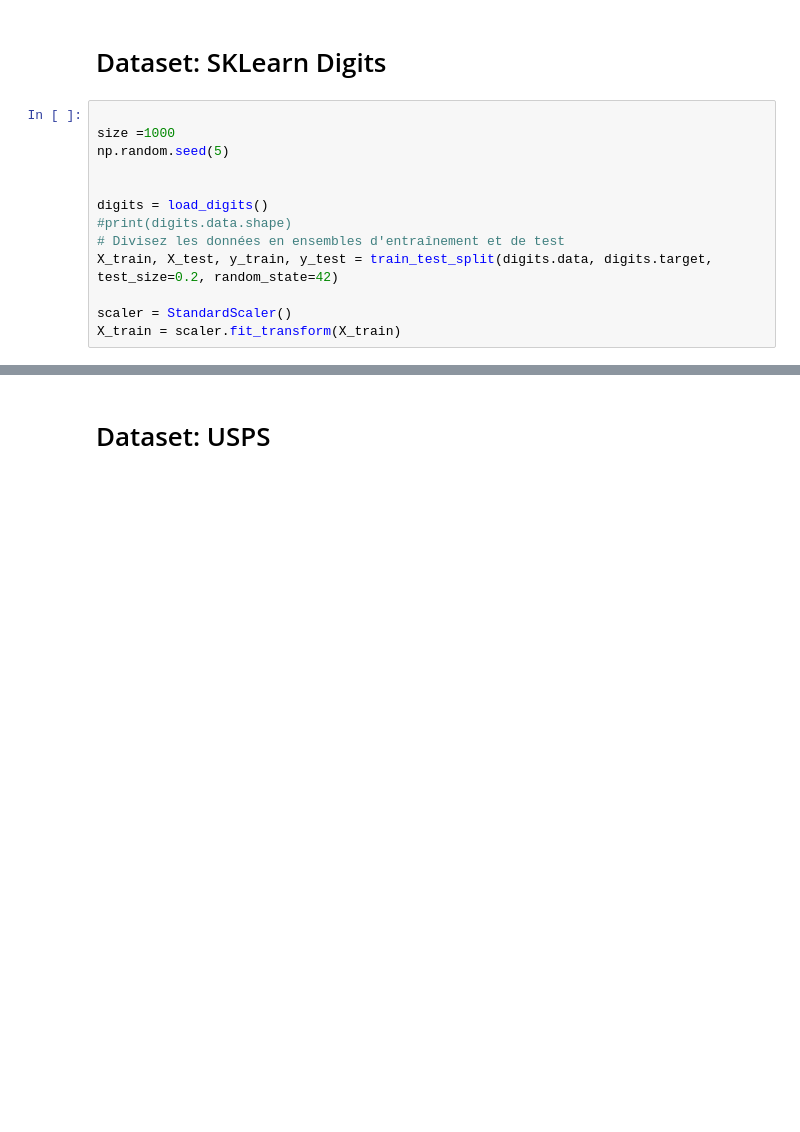
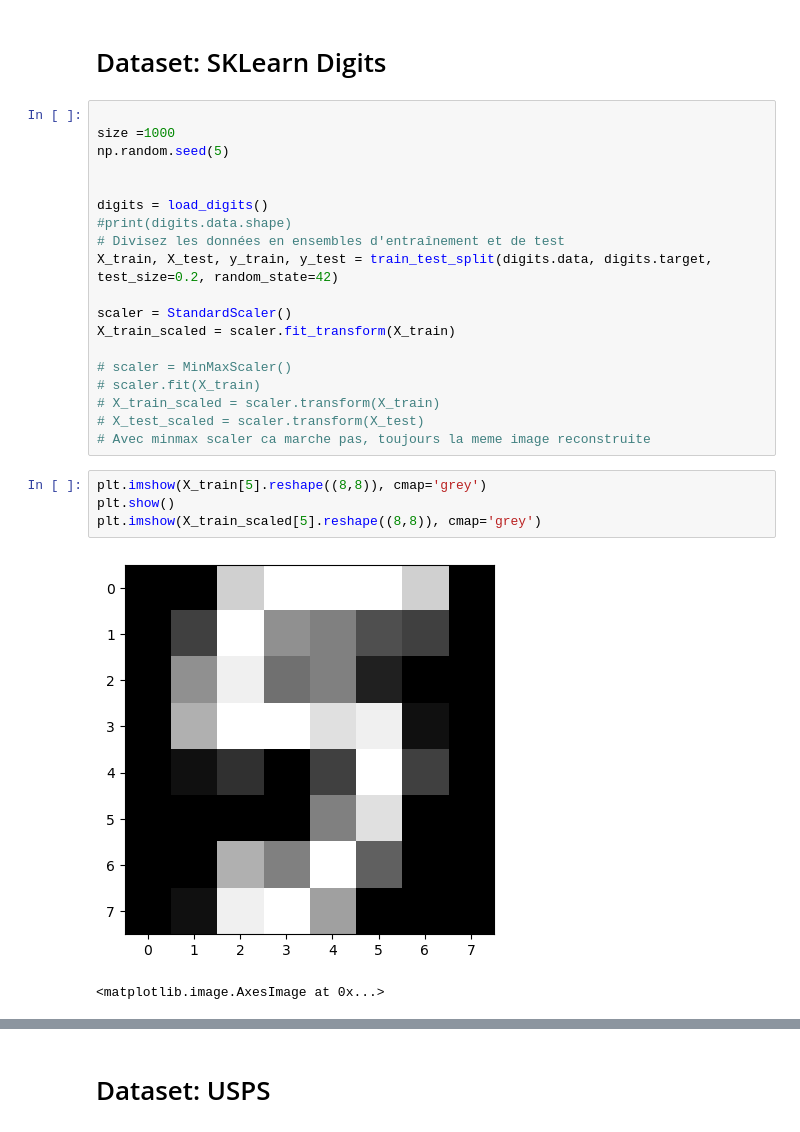
Before and after one commit to MaoucheMounir/Projet-ML-Neural_Network_from_scratch, a Jupyter notebook: tests_autoencodeur.ipynb, the cells around one changed output, grey strips where cells are left out. Saved outputs shown, nothing was run; the diff lists cells and outputs as text; blank space fills up the shorter version.

Commit message:
tests AE

```diff
--- a/tests_autoencodeur.ipynb
+++ b/tests_autoencodeur.ipynb
@@ -31,4 +30,17 @@ digits = load_digits()
 X_train, X_test, y_train, y_test = train_test_split(digits.data, digits.target, test_size=0.2, random_state=42)
 
 scaler = StandardScaler()
-X_train = scaler.fit_transform(X_train)
+X_train_scaled = scaler.fit_transform(X_train)
+
+# scaler = MinMaxScaler()
+# scaler.fit(X_train)
+# X_train_scaled = scaler.transform(X_train)
+# X_test_scaled = scaler.transform(X_test)
+# Avec minmax scaler ca marche pas, toujours la meme image reconstruite
+# %%
+plt.imshow(X_train[5].reshape((8,8)), cmap='grey')
+plt.show()
+plt.imshow(X_train_scaled[5].reshape((8,8)), cmap='grey')
+# %% [output]
+[figure, added]
+<matplotlib.image.AxesImage at 0x...>
```
Also changed, not shown: parts of 8 cells of this notebook, 1 other file.
